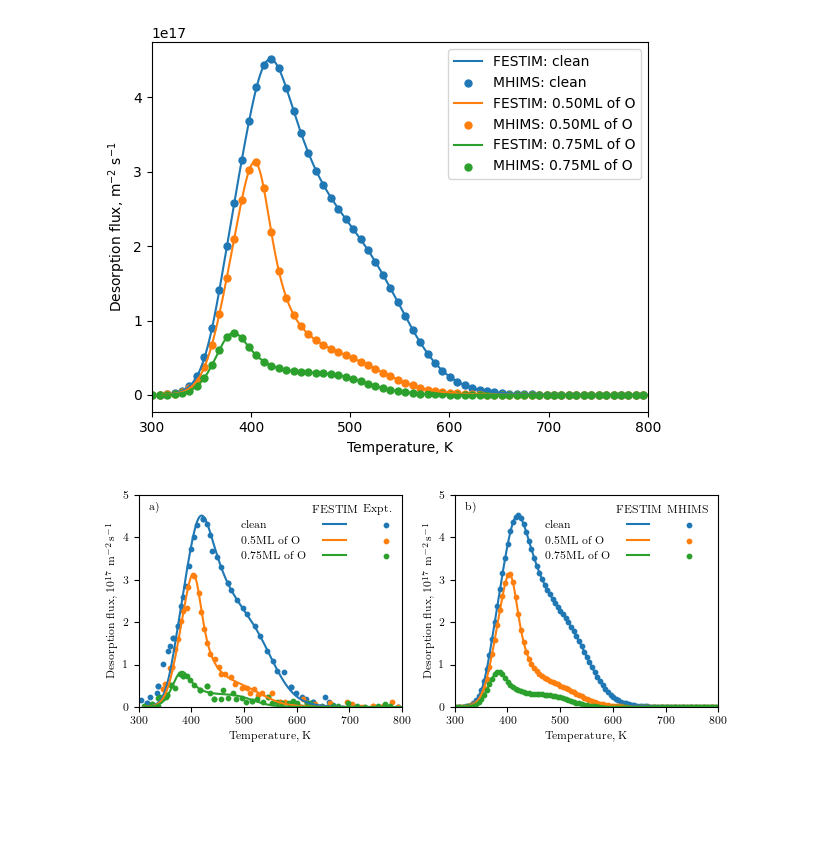
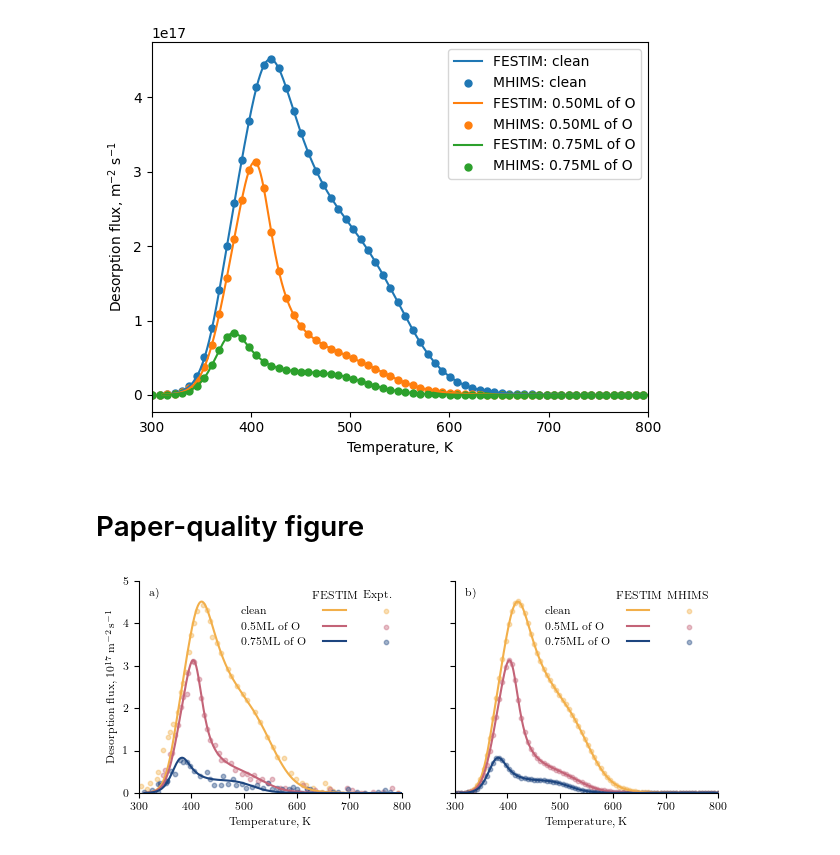
Before and after one commit to KulaginVladimir/FESTIM-SurfaceKinetics-Validation, a Jupyter notebook: D_WO/D_WO.ipynb, the cells around one changed output. Saved outputs shown, nothing was run; the diff lists cells and outputs as text; code cells hidden in the pictures; blank space fills up the shorter version.

Commit message:
upd DWO figure

```diff
--- a/D_WO/D_WO.ipynb
+++ b/D_WO/D_WO.ipynb
@@ -287,22 +287,33 @@ Max. relative error clean: 2.34%
 Max. relative error 0.50ML of O: 0.88%
 Max. relative error 0.75ML of O: 0.96%
 [figure]
+# %% [markdown]
+# Paper-quality figure
 # %%
 import matplotlib.pyplot as plt
 import matplotlib.colors as mcolors
 from matplotlib.patches import Rectangle
 from string import ascii_lowercase
+from pypalettes import load_cmap
+
+cmap = load_cmap("Sunset2", reverse=True)
 
 params = {
     "text.usetex": True,
+    "text.latex.preamble": "\n".join(
+        [
+            r"\usepackage{bm}",
+            r"\usepackage{siunitx}",
+            r"\sisetup{detect-all}",
+        ]
+    ),
     "font.size": 8,
     "font.family": "Times New Roman",
 }
 plt.rcParams.update(params)
-colors = [value for value in mcolors.TABLEAU_COLORS.values()]
 
 mm2inch = 0.1 / 2.54
-fig, axs = plt.subplots(1, 2, figsize=(190 * mm2inch, 70 * mm2inch))
+fig, axs = plt.subplots(1, 2, figsize=(190 * mm2inch, 70 * mm2inch), sharey=True)
 
 
 def E_des_pp(surf_conc, n_surf, E0, dE, theta_D0, dtheta_D, alpha, beta):
@@ -342,7 +353,7 @@ for i, case in enumerate(cases):
         f"./reference_data/{ref_labels[i]}_MHIMS.txt", skiprows=1, delimiter=","
     )
 
-    (l1,) = axs[0].plot(T, Flux / 1e17, label="None", color=colors[i], lw=1.5)
+    (l1,) = axs[0].plot(T, Flux / 1e17, label="None", color=cmap(2 * i), lw=1.5)
 
     axs[1].plot(T, Flux / 1e17, label="None", color=l1.get_color(), lw=1.5)
 
@@ -352,47 +363,51 @@ for i, case in enumerate(cases):
         marker="o",
         s=10,
         color=l1.get_color(),
+        alpha=0.4,
         label="None",
     )
 
     axs[1].scatter(
-        MHIMS_data[::10, 0],
-        MHIMS_data[::10, 1] / 1e17,
+        MHIMS_data[::12, 0],
+        MHIMS_data[::12, 1] / 1e17,
         marker="o",
         s=10,
         color=l1.get_color(),
+        alpha=0.4,
         label="None",
     )
 
 extra = Rectangle((0, 0), 1, 1, fc="w", fill=False, edgecolor="none", linewidth=0)
 
 empty_label = [""]
 label_col1 = ["", "clean", "0.5ML of O", "0.75ML of O"]
 label_col2 = ["FESTIM"]
 label_col3 = ["Expt.", "MHIMS"]
 
 for i, axis in enumerate(axs):
     h, l = axis.get_legend_handles_labels()
     handles = [extra] * 5 + h[0::2] + [extra] + h[1::2]
     labels = np.concatenate(
         [label_col1, label_col2, empty_label * 3, [label_col3[i]], empty_label * 3]
     )
     axis.set_xlabel("Temperature, K")
     axis.set_xlim(300, 800)
     axis.text(320, 4.7, f"{ascii_lowercase[i]})", ha="left", va="center")
     axis.legend(
         handles,
         labels,
         fancybox=False,
         ncols=3,
         handletextpad=-3,
         frameon=False,
         columnspacing=1.5,
     )
-    axis.set_ylabel(r"Desorption flux, $10^{17}$ m$^{-2}$\,s$^{-1}$")
+    axis.spines[["right", "top"]].set_visible(False)
     axis.set_ylim(0, 5)
 
-# plt.savefig('./D_WO.pdf', dpi = 1000, bbox_inches='tight', pad_inches=0.01)
+axs[0].set_ylabel(r"Desorption flux, $10^{17}\,\si{m^{-2}.s{^{-1}}}$")
+
+plt.savefig("./D_WO.png", dpi=1000, bbox_inches="tight", pad_inches=0.01)
 plt.show()
 # %% [output]
-[figure, old version]
+[figure, new version]
```
Also changed, not shown: parts of 1 cell of this notebook, 4 other files.
